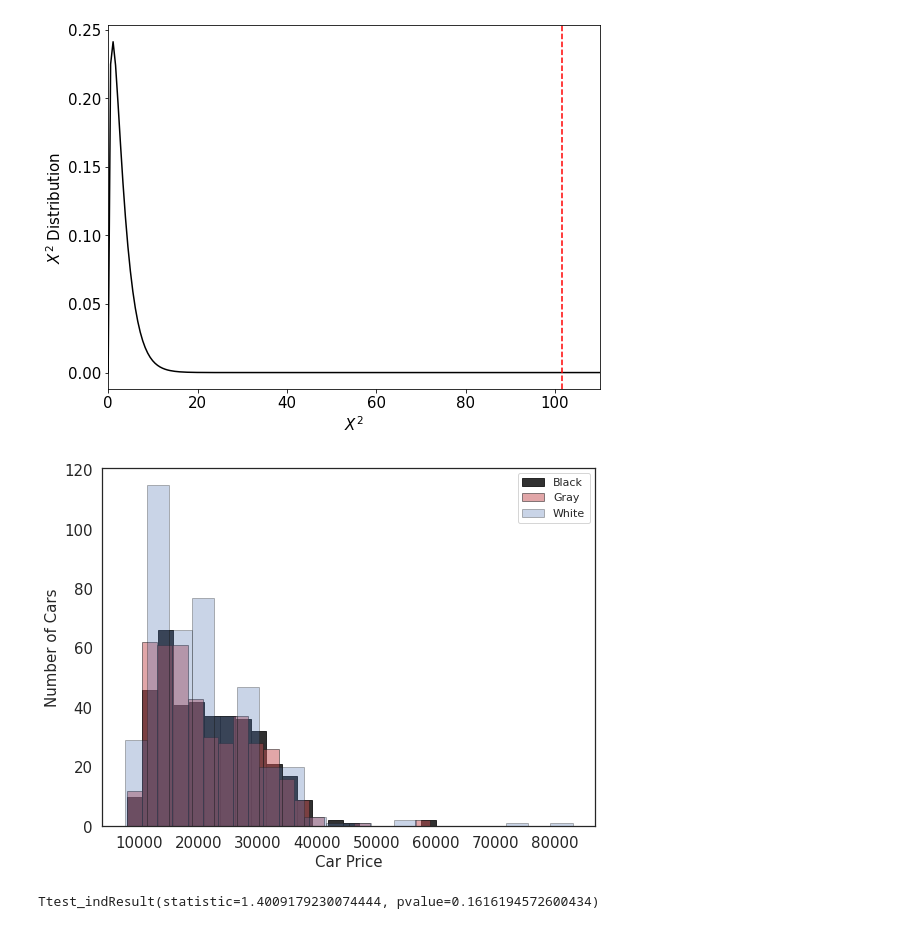
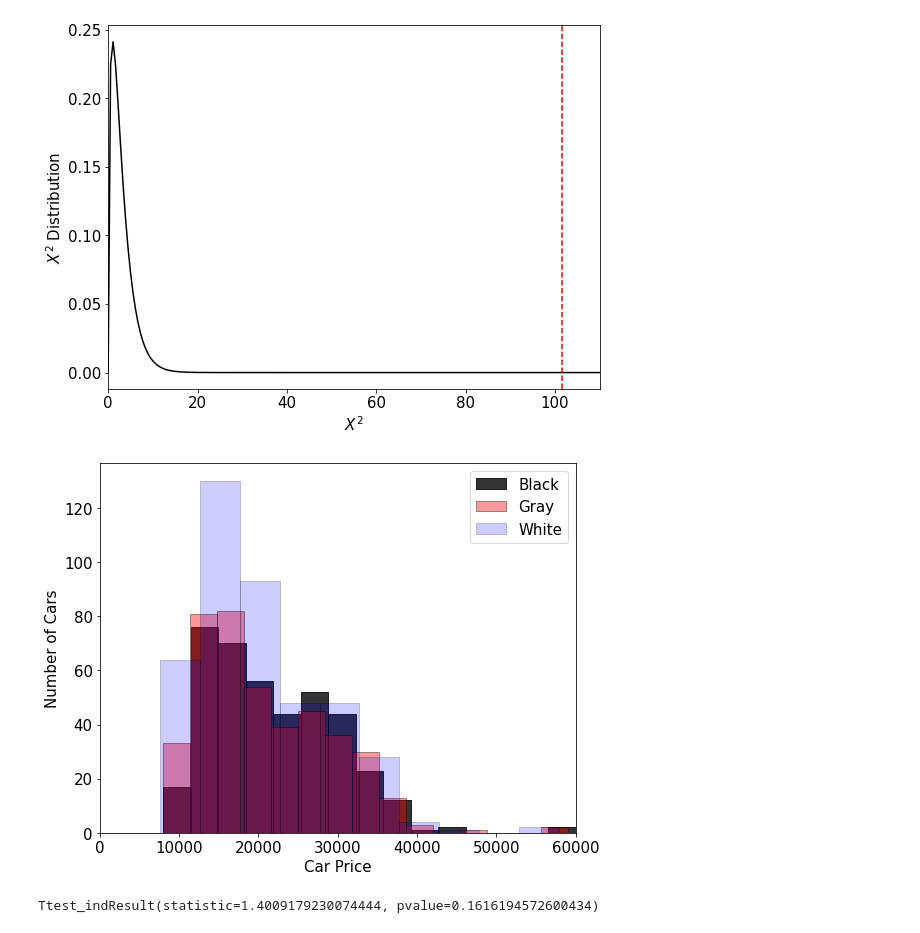
Before and after one commit to aabouie/CapStone1, a Jupyter notebook: EDA.ipynb, the cells around one changed output. Cells and saved outputs as stored; diff of their text form; code cells hidden in the pictures.

```diff
--- a/EDA.ipynb
+++ b/EDA.ipynb
@@ -355,0 +367,10 @@ sns.heatmap(corr, mask=mask, cmap=cmap, vmax=.3, center=0,
+# %%
+df_corr = df.drop(['depreciation_percent','Highway_MGP','City_MPG','Trim','depreciation','state','car_age'], axis=1)
+df_corr.columns
+fig,ax = plt.subplots(figsize=(8,6))
+sns.heatmap(df_corr.corr(), annot=True, cmap="viridis", fmt="0.2f");
+
+for item in ([ax.title, ax.xaxis.label, ax.yaxis.label] +
+             ax.get_xticklabels() + ax.get_yticklabels() ):
+    item.set_fontsize(12)
+#plt.savefig('Heatmap.jpg')
@@ -367,13 +390,12 @@ df2.groupby(['state','car_make']).car_model.value_counts().unstack('state').plot
 # %% [markdown]
 ### Car Price Difference
 # %%
-x=np.linspace(14000,50000,100)
-y=stats.norm(TX2017_mean ,TX2017_std)
+fig,ax = plt.subplots(figsize=(10,6))
 
-fig,ax = plt.subplots(figsize=(10,6))
 Price_Explorer_TX2017 = df[(df.state=='TX')&(df.car_model=='Explorer')&(df.car_model_year>=2017)]
 Price_Explorer_CA2017 = df[(df.state=='CA')&(df.car_model=='Explorer')&(df.car_model_year>=2017)]
 Price_Explorer_NY2017 = df[(df.state=='NY')&(df.car_model=='Explorer')&(df.car_model_year>=2017)]
+
 ax.hist(Price_Explorer_TX2017['car_price'],label='Ford Explorer TX',color='b',alpha=0.7,density=True)
 ax.hist(Price_Explorer_CA2017['car_price'],label='Ford Explorer CA',color='r',alpha=0.3,density=True)
 ax.hist(Price_Explorer_NY2017['car_price'],label='Ford Explorer NY',color='lime',alpha=0.3,density=True)
@@ -384,6 +406,11 @@ ax.plot(x,stats.norm(NY2017_mean ,NY2017_std).pdf(x),color='lime')
 
 ax.set_xlabel('Car_Price',size=15)
 ax.set_ylabel('Number of Cars',size=15)
-ax.legend(prop={'size': 14});
+ax.legend(prop={'size': 15});
+
+for item in ([ax.title, ax.xaxis.label, ax.yaxis.label, ax2.yaxis.label] +
+             ax.get_xticklabels() + ax.get_yticklabels() + ax2.get_yticklabels()):
+    item.set_fontsize(12)
+
 plt.savefig('Ali2.jpg')
 # %% [output]
@@ -625,20 +658,33 @@ fig.tight_layout()
 # %%
 fig,ax=plt.subplots(figsize=(8,6))
 df_black = df[df.car_color=='Black']
+df_black_mean = df_black.car_price.mean()
+
 df_gray = df[df.car_color=='Gray']
+df_gray_mean = df_gray.car_price.mean()
+
 df_white = df[df.car_color=='White']
-ax.hist(df_black.car_price,edgecolor='k',bins=20,label='Black',color='k',alpha=0.9);
-ax.hist(df_gray.car_price,edgecolor='k',bins=20,label='Gray',color='r',alpha=0.5);
-ax.hist(df_white.car_price,edgecolor='k',bins=20,label='White',color='b',alpha=0.3)
-ax.legend()
+df_white_mean = df_white.car_price.mean()
+
+ax.hist(df_black.car_price,edgecolor='k',bins=15,label='Black',color='k',alpha=0.8);
+ax.hist(df_gray.car_price,edgecolor='k',bins=15,label='Gray',color='r',alpha=0.4);
+ax.hist(df_white.car_price,edgecolor='k',bins=15,label='White',color='b',alpha=0.2)
+# ax.axvline(df_black_mean,0,200,color='k',ls='--')
+# ax.axvline(df_gray_mean,0,200,color='r',ls='--')
+# ax.axvline(df_white_mean,0,200,color='b',ls='--')
+
+
+ax.legend(prop={'size': 15})
 ax.set_ylabel('Number of Cars')
 ax.set_xlabel('Car Price')
+ax.set_xlim([0,60000])
 for item in ([ax.title, ax.xaxis.label, ax.yaxis.label] +
              ax.get_xticklabels() + ax.get_yticklabels()):
     item.set_fontsize(15)
 fig.tight_layout()
+plt.savefig('Car_color.jpg')
 # %% [output]
-[figure, old version]
+[figure, new version]
 # %%
 First=stats.ttest_ind(df_black.car_price,df_gray.car_price,equal_var=False)
 First
```
Also changed, not shown: parts of 16 cells of this notebook.
